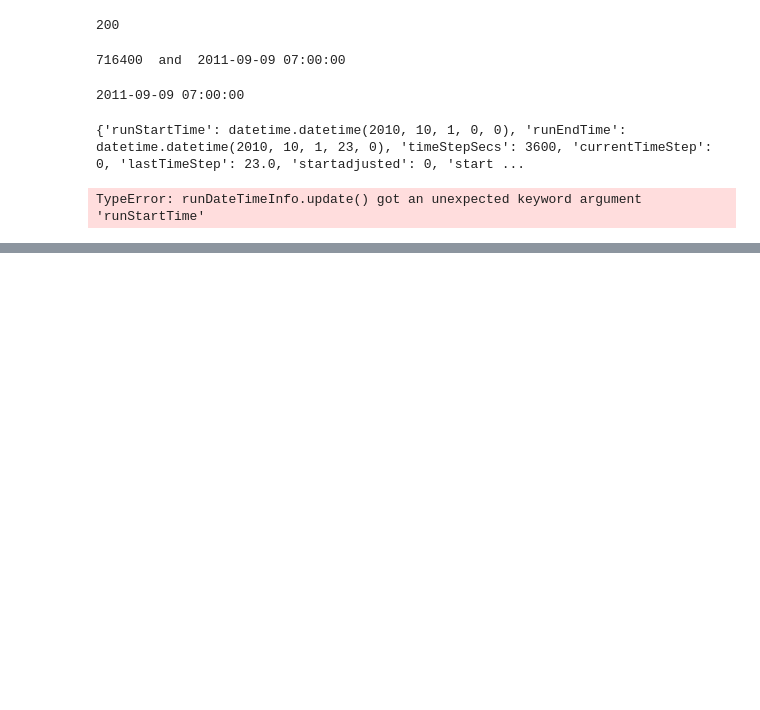
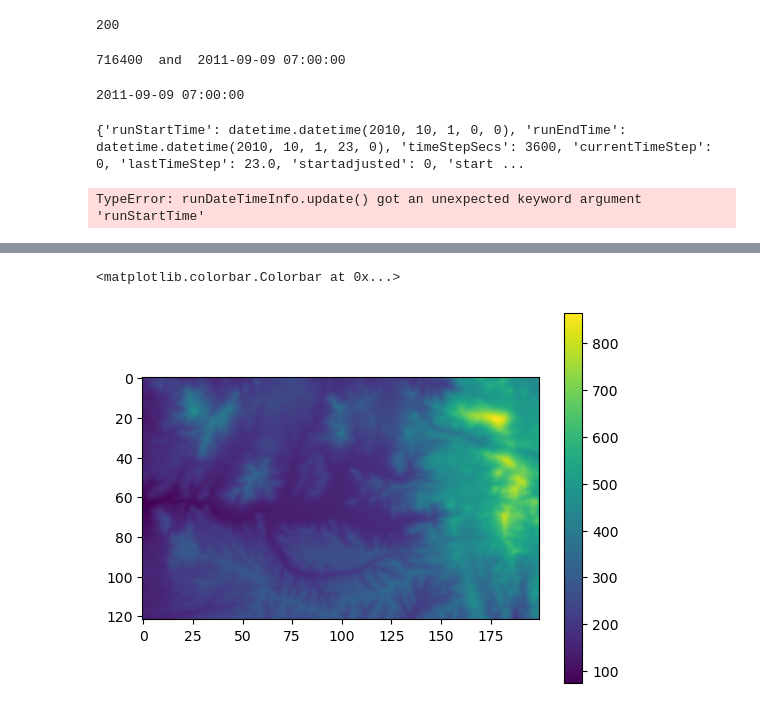
Before and after one commit to DonnyDHKim/wflow, a Jupyter notebook: notebooks/inmaps_operator.ipynb, the cells around one changed output, grey strips where cells are left out. Drawn from its saved outputs; the diff is of its cells as text; code cells hidden in the pictures; blank space fills up the shorter version.

```diff
--- a/notebooks/inmaps_operator.ipynb
+++ b/notebooks/inmaps_operator.ipynb
@@ -320,0 +329,22 @@ class runDateTimeInfo:
+# %%
+import os
+import shutil
+import pcraster as pcr
+
+os.chdir('/mnt/c/Workspace/Ch3/wflow_models/')
+os.getcwd()
+
+ws_name = "san-diego_california_20331196_11023340"
+static_dir = str("/mnt/c/Workspace/Ch3/wflow_models/" + ws_name +  "/staticmaps/")
+# %%
+#dem30 = pcr.readmap(str(static_dir + "DEM_30m.map"))
+dem90 = pcr.readmap(str(static_dir + "DEM_90m.map"))
+# %%
+import matplotlib.pyplot as plt
+import numpy as np
+
+plt.imshow(pcr.pcr2numpy(dem90,np.nan))
+plt.colorbar()
+# %% [output]
+<matplotlib.colorbar.Colorbar at 0x...>
+[figure, added]
```
Also changed, not shown: parts of 10 cells of this notebook, 12 other files.
